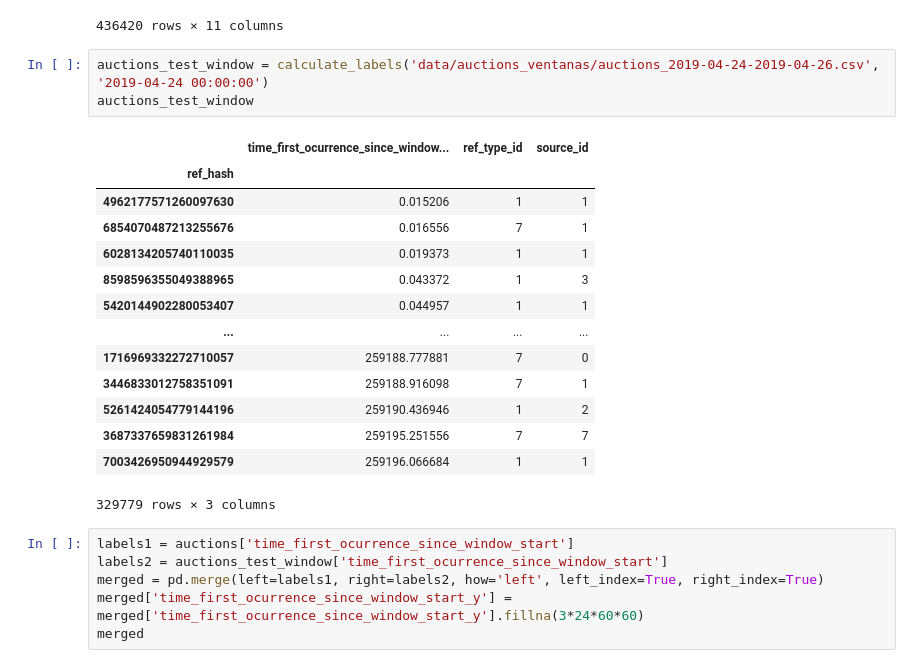
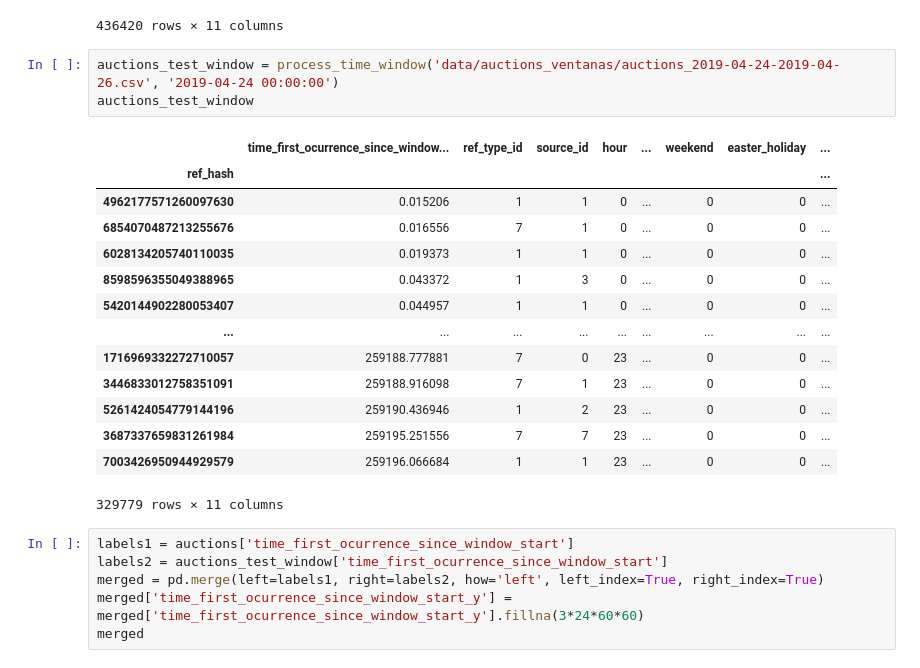
Before and after one commit to EugeniaFranchi/TP-Datos-2019, a Jupyter notebook: TP2/Auctions Ventana 1.ipynb, the cells around one changed output. Saved outputs shown, nothing was run; the diff lists cells and outputs as text.

```diff
--- a/TP2/Auctions Ventana 1.ipynb
+++ b/TP2/Auctions Ventana 1.ipynb
@@ -218,23 +219,23 @@ auctions
 | 4108397997066468606 | 259198.358554 | 7 | 0 | 23 | ... | 0 | 0 | ... |
 436420 rows × 11 columns
 # %%
-auctions_test_window = calculate_labels('data/auctions_ventanas/auctions_2019-04-24-2019-04-26.csv', '2019-04-24 00:00:00')
+auctions_test_window = process_time_window('data/auctions_ventanas/auctions_2019-04-24-2019-04-26.csv', '2019-04-24 00:00:00')
 auctions_test_window
 # %% [output]
-|  | time_first_ocurrence_since_window... | ref_type_id | source_id |
-| ref_hash |  |  |  |
-| 4962177571260097630 | 0.015206 | 1 | 1 |
-| 6854070487213255676 | 0.016556 | 7 | 1 |
-| 6028134205740110035 | 0.019373 | 1 | 1 |
-| 8598596355049388965 | 0.043372 | 1 | 3 |
-| 5420144902280053407 | 0.044957 | 1 | 1 |
-| ... | ... | ... | ... |
-| 1716969332272710057 | 259188.777881 | 7 | 0 |
-| 3446833012758351091 | 259188.916098 | 7 | 1 |
-| 5261424054779144196 | 259190.436946 | 1 | 2 |
-| 3687337659831261984 | 259195.251556 | 7 | 7 |
-| 7003426950944929579 | 259196.066684 | 1 | 1 |
+|  | time_first_ocurrence_since_window... | ref_type_id | source_id | hour | ... | weekend | easter_holiday | ... |
+| ref_hash |  |  |  |  |  |  |  | ... |
+| 4962177571260097630 | 0.015206 | 1 | 1 | 0 | ... | 0 | 0 | ... |
+| 6854070487213255676 | 0.016556 | 7 | 1 | 0 | ... | 0 | 0 | ... |
+| 6028134205740110035 | 0.019373 | 1 | 1 | 0 | ... | 0 | 0 | ... |
+| 8598596355049388965 | 0.043372 | 1 | 3 | 0 | ... | 0 | 0 | ... |
+| 5420144902280053407 | 0.044957 | 1 | 1 | 0 | ... | 0 | 0 | ... |
+| ... | ... | ... | ... | ... | ... | ... | ... | ... |
+| 1716969332272710057 | 259188.777881 | 7 | 0 | 23 | ... | 0 | 0 | ... |
+| 3446833012758351091 | 259188.916098 | 7 | 1 | 23 | ... | 0 | 0 | ... |
+| 5261424054779144196 | 259190.436946 | 1 | 2 | 23 | ... | 0 | 0 | ... |
+| 3687337659831261984 | 259195.251556 | 7 | 7 | 23 | ... | 0 | 0 | ... |
+| 7003426950944929579 | 259196.066684 | 1 | 1 | 23 | ... | 0 | 0 | ... |
-329779 rows × 3 columns
+329779 rows × 11 columns
 # %%
 labels1 = auctions['time_first_ocurrence_since_window_start']
 labels2 = auctions_test_window['time_first_ocurrence_since_window_start']
```
Also changed, not shown: parts of 8 cells of this notebook.
